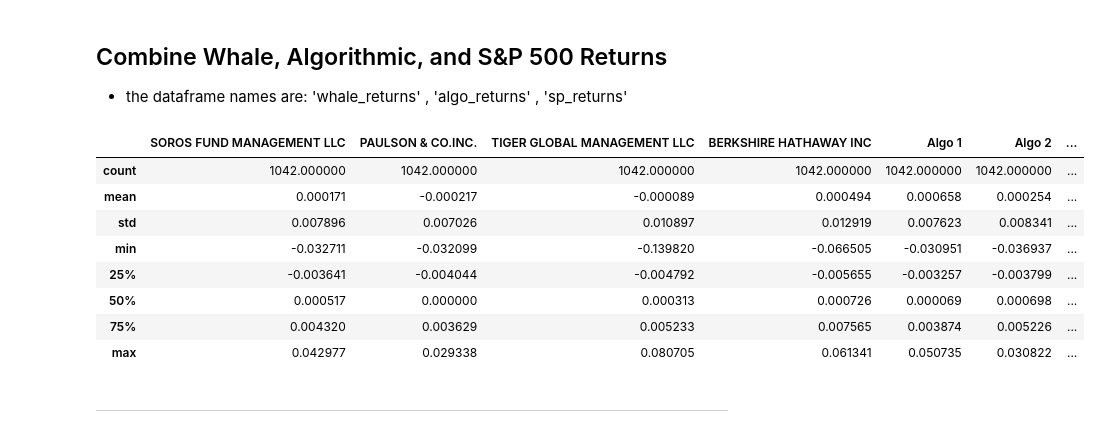
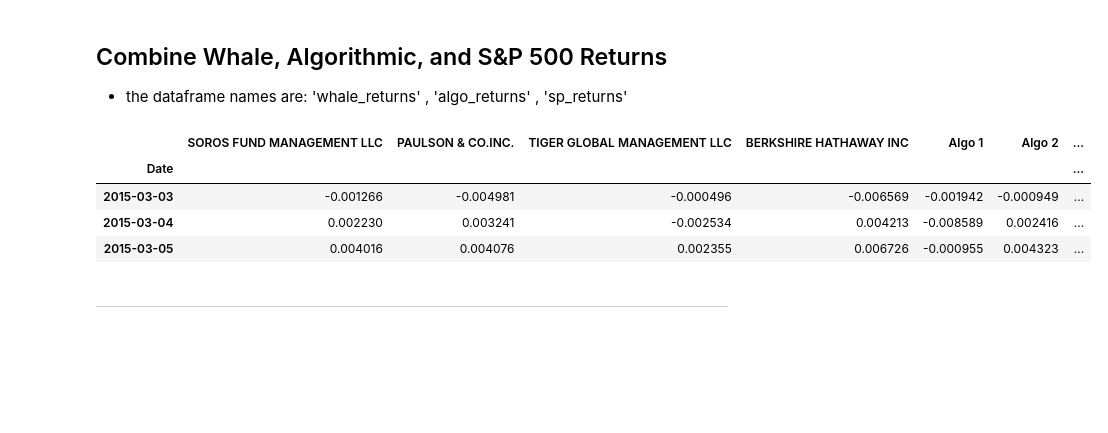
Before and after one commit to laramiedunlap/PortfolioComparison, a Jupyter notebook: portfolio_compare/whale_analysis.ipynb, the cells around one changed output. Saved outputs shown, nothing was run; the diff lists cells and outputs as text; code cells hidden in the pictures; blank space fills up the shorter version.

```diff
--- a/portfolio_compare/whale_analysis.ipynb
+++ b/portfolio_compare/whale_analysis.ipynb
@@ -144,18 +144,13 @@ sp_returns.head(3)
 # %%
 # Join Whale Returns, Algorithmic Returns, and the S&P 500 Returns into a single DataFrame with columns for each portfolio's returns.
 portfolios_returns = pd.concat([whale_returns,algo_returns,sp_returns], axis= 'columns', join= 'inner')
-# portfolios_returns.head(3)
-portfolios_returns.describe()
+portfolios_returns.head(3)
 # %% [output]
 |  | SOROS FUND MANAGEMENT LLC | PAULSON & CO.INC. | TIGER GLOBAL MANAGEMENT LLC | BERKSHIRE HATHAWAY INC | Algo 1 | Algo 2 | ... |
-| count | 1042.000000 | 1042.000000 | 1042.000000 | 1042.000000 | 1042.000000 | 1042.000000 | ... |
-| mean | 0.000171 | -0.000217 | -0.000089 | 0.000494 | 0.000658 | 0.000254 | ... |
-| std | 0.007896 | 0.007026 | 0.010897 | 0.012919 | 0.007623 | 0.008341 | ... |
-| min | -0.032711 | -0.032099 | -0.139820 | -0.066505 | -0.030951 | -0.036937 | ... |
-| 25% | -0.003641 | -0.004044 | -0.004792 | -0.005655 | -0.003257 | -0.003799 | ... |
-| 50% | 0.000517 | 0.000000 | 0.000313 | 0.000726 | 0.000069 | 0.000698 | ... |
-| 75% | 0.004320 | 0.003629 | 0.005233 | 0.007565 | 0.003874 | 0.005226 | ... |
-| max | 0.042977 | 0.029338 | 0.080705 | 0.061341 | 0.050735 | 0.030822 | ... |
+| Date |  |  |  |  |  |  | ... |
+| 2015-03-03 | -0.001266 | -0.004981 | -0.000496 | -0.006569 | -0.001942 | -0.000949 | ... |
+| 2015-03-04 | 0.002230 | 0.003241 | -0.002534 | 0.004213 | -0.008589 | 0.002416 | ... |
+| 2015-03-05 | 0.004016 | 0.004076 | 0.002355 | 0.006726 | -0.000955 | 0.004323 | ... |
 # %% [markdown]
 ---
 # %% [markdown]
```
Also changed, not shown: parts of 18 cells of this notebook.
